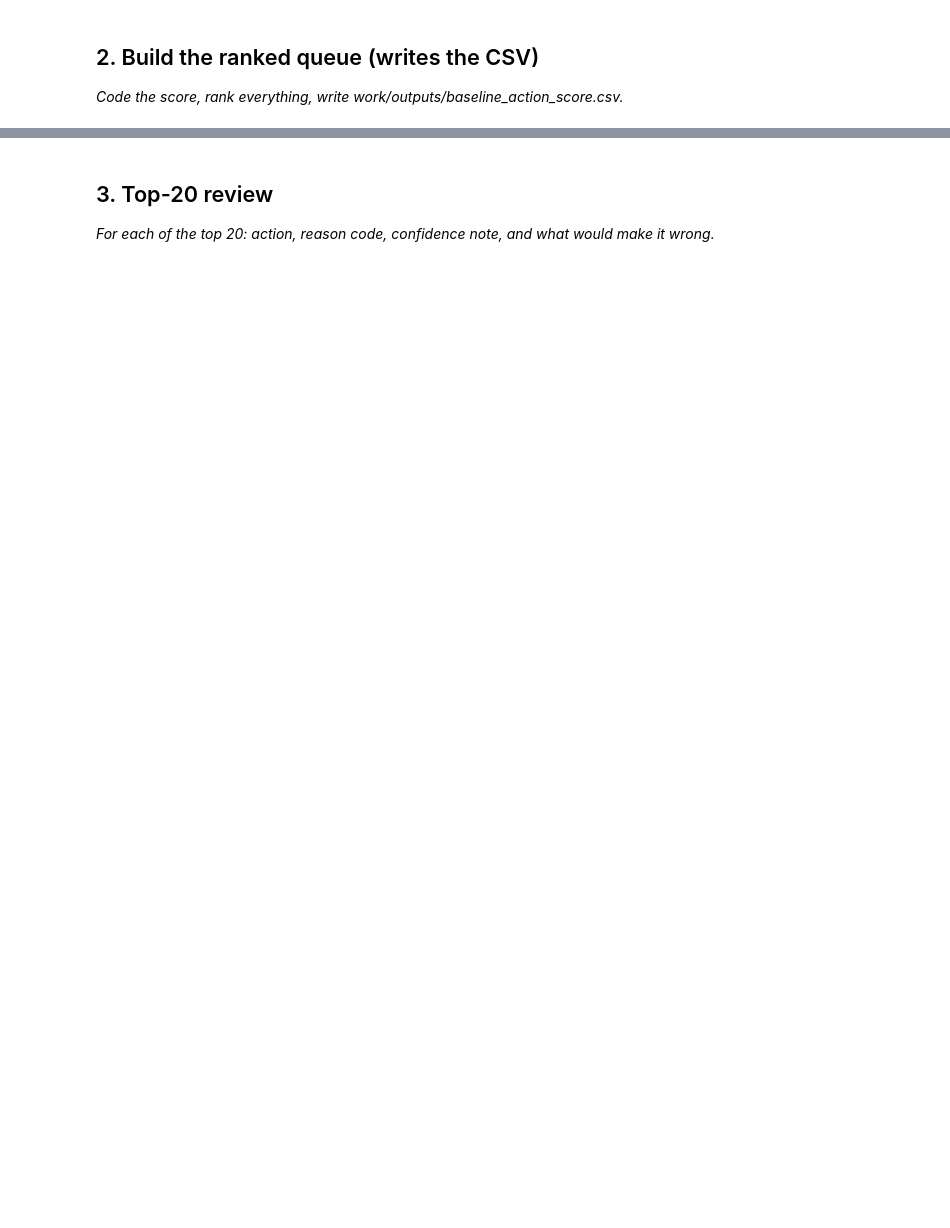
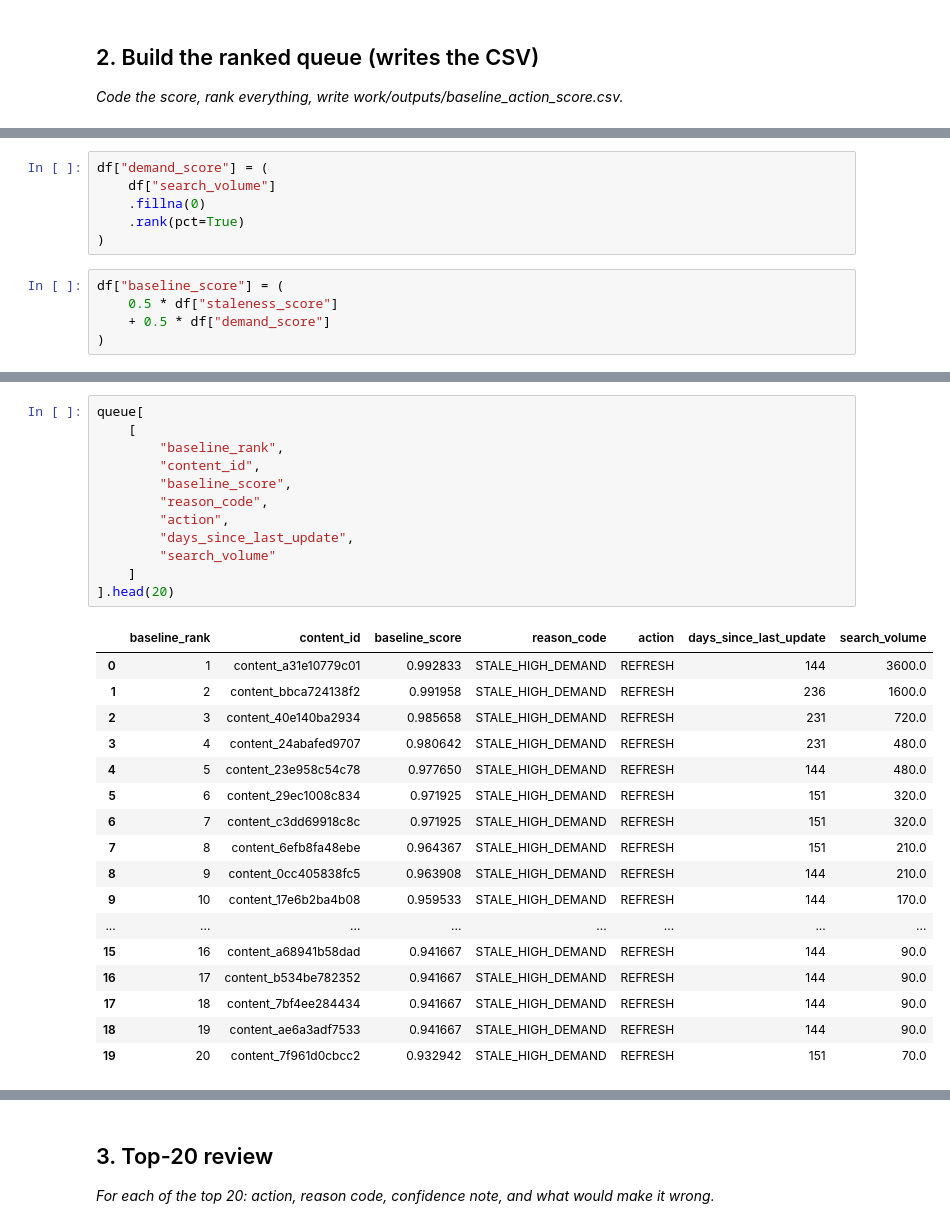
Before and after one commit to Kashaf537/flyrank-ml-internship, a Jupyter notebook: work/notebooks/w04_baseline_score.ipynb, the cells around one changed output, grey strips where cells are left out. Cells and saved outputs as stored; diff of their text form; blank space fills up the shorter version.

```diff
--- a/work/notebooks/w04_baseline_score.ipynb
+++ b/work/notebooks/w04_baseline_score.ipynb
@@ -16,0 +238,11 @@ This skeleton is yours to fill. Work the sections **in order** — each one has
+# %%
+df["demand_score"] = (
+    df["search_volume"]
+    .fillna(0)
+    .rank(pct=True)
+)
+# %%
+df["baseline_score"] = (
+    0.5 * df["staleness_score"]
+    + 0.5 * df["demand_score"]
+)
@@ -16,0 +302,30 @@ This skeleton is yours to fill. Work the sections **in order** — each one has
+# %%
+queue[
+    [
+        "baseline_rank",
+        "content_id",
+        "baseline_score",
+        "reason_code",
+        "action",
+        "days_since_last_update",
+        "search_volume"
+    ]
+].head(20)
+# %% [output]
+|  | baseline_rank | content_id | baseline_score | reason_code | action | days_since_last_update | search_volume |
+| 0 | 1 | content_a31e10779c01 | 0.992833 | STALE_HIGH_DEMAND | REFRESH | 144 | 3600.0 |
+| 1 | 2 | content_bbca724138f2 | 0.991958 | STALE_HIGH_DEMAND | REFRESH | 236 | 1600.0 |
+| 2 | 3 | content_40e140ba2934 | 0.985658 | STALE_HIGH_DEMAND | REFRESH | 231 | 720.0 |
+| 3 | 4 | content_24abafed9707 | 0.980642 | STALE_HIGH_DEMAND | REFRESH | 231 | 480.0 |
+| 4 | 5 | content_23e958c54c78 | 0.977650 | STALE_HIGH_DEMAND | REFRESH | 144 | 480.0 |
+| 5 | 6 | content_29ec1008c834 | 0.971925 | STALE_HIGH_DEMAND | REFRESH | 151 | 320.0 |
+| 6 | 7 | content_c3dd69918c8c | 0.971925 | STALE_HIGH_DEMAND | REFRESH | 151 | 320.0 |
+| 7 | 8 | content_6efb8fa48ebe | 0.964367 | STALE_HIGH_DEMAND | REFRESH | 151 | 210.0 |
+| 8 | 9 | content_0cc405838fc5 | 0.963908 | STALE_HIGH_DEMAND | REFRESH | 144 | 210.0 |
+| 9 | 10 | content_17e6b2ba4b08 | 0.959533 | STALE_HIGH_DEMAND | REFRESH | 144 | 170.0 |
+| ... | ... | ... | ... | ... | ... | ... | ... |
+| 15 | 16 | content_a68941b58dad | 0.941667 | STALE_HIGH_DEMAND | REFRESH | 144 | 90.0 |
+| 16 | 17 | content_b534be782352 | 0.941667 | STALE_HIGH_DEMAND | REFRESH | 144 | 90.0 |
+| 17 | 18 | content_7bf4ee284434 | 0.941667 | STALE_HIGH_DEMAND | REFRESH | 144 | 90.0 |
+| 18 | 19 | content_ae6a3adf7533 | 0.941667 | STALE_HIGH_DEMAND | REFRESH | 144 | 90.0 |
+| 19 | 20 | content_7f961d0cbcc2 | 0.932942 | STALE_HIGH_DEMAND | REFRESH | 151 | 70.0 |
```
Also changed, not shown: parts of 38 cells of this notebook.
